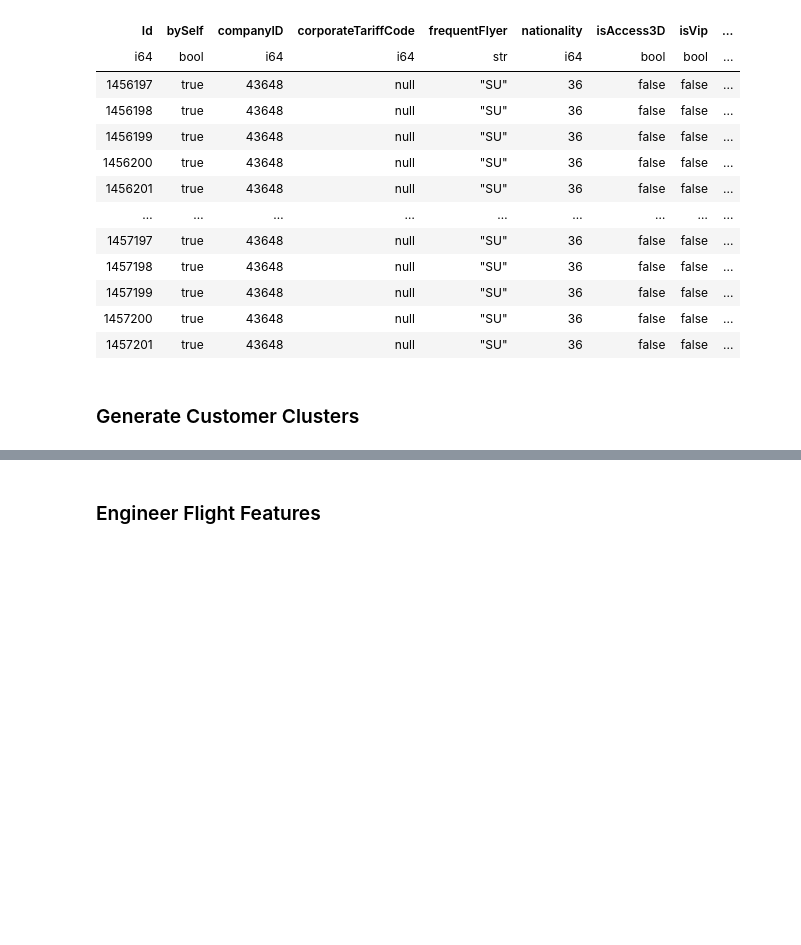
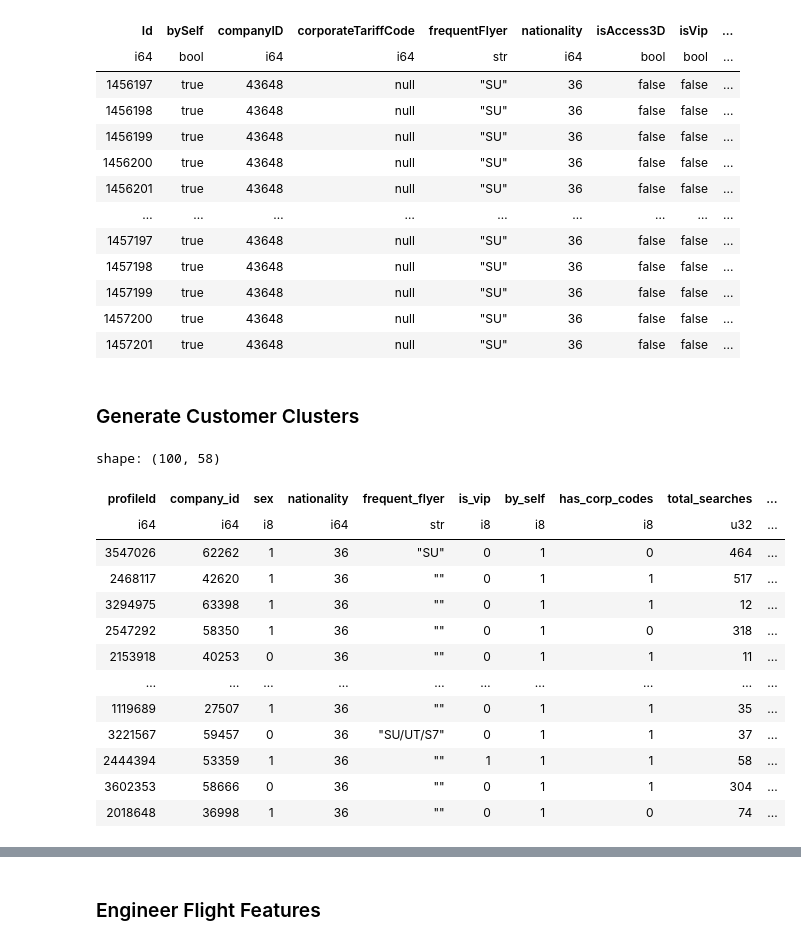
Before and after one commit to jfroggatt/aeroclub_recsys_2025, a Jupyter notebook: customer_approach.ipynb, the cells around one changed output, grey strips where cells are left out. Saved outputs shown, nothing was run; the diff lists cells and outputs as text; code cells hidden in the pictures; blank space fills up the shorter version.

```diff
--- a/customer_approach.ipynb
+++ b/customer_approach.ipynb
@@ -692,0 +665,17 @@ def analyze_clusters(original_df, cluster_labels, outlier_indices=None):
+# %%
+cust_data.head(100)
+# %% [output]
+shape: (100, 58)
+| profileId | company_id | sex | nationality | frequent_flyer | is_vip | by_self | has_corp_codes | total_searches | ... |
+| i64 | i64 | i8 | i64 | str | i8 | i8 | i8 | u32 | ... |
+| 3547026 | 62262 | 1 | 36 | "SU" | 0 | 1 | 0 | 464 | ... |
+| 2468117 | 42620 | 1 | 36 | "" | 0 | 1 | 1 | 517 | ... |
+| 3294975 | 63398 | 1 | 36 | "" | 0 | 1 | 1 | 12 | ... |
+| 2547292 | 58350 | 1 | 36 | "" | 0 | 1 | 0 | 318 | ... |
+| 2153918 | 40253 | 0 | 36 | "" | 0 | 1 | 1 | 11 | ... |
+| … | … | … | … | … | … | … | … | … | ... |
+| 1119689 | 27507 | 1 | 36 | "" | 0 | 1 | 1 | 35 | ... |
+| 3221567 | 59457 | 0 | 36 | "SU/UT/S7" | 0 | 1 | 1 | 37 | ... |
+| 2444394 | 53359 | 1 | 36 | "" | 1 | 1 | 1 | 58 | ... |
+| 3602353 | 58666 | 0 | 36 | "" | 0 | 1 | 1 | 304 | ... |
+| 2018648 | 36998 | 1 | 36 | "" | 0 | 1 | 0 | 74 | ... |
```
Also changed, not shown: parts of 25 cells of this notebook, 2 other files.
